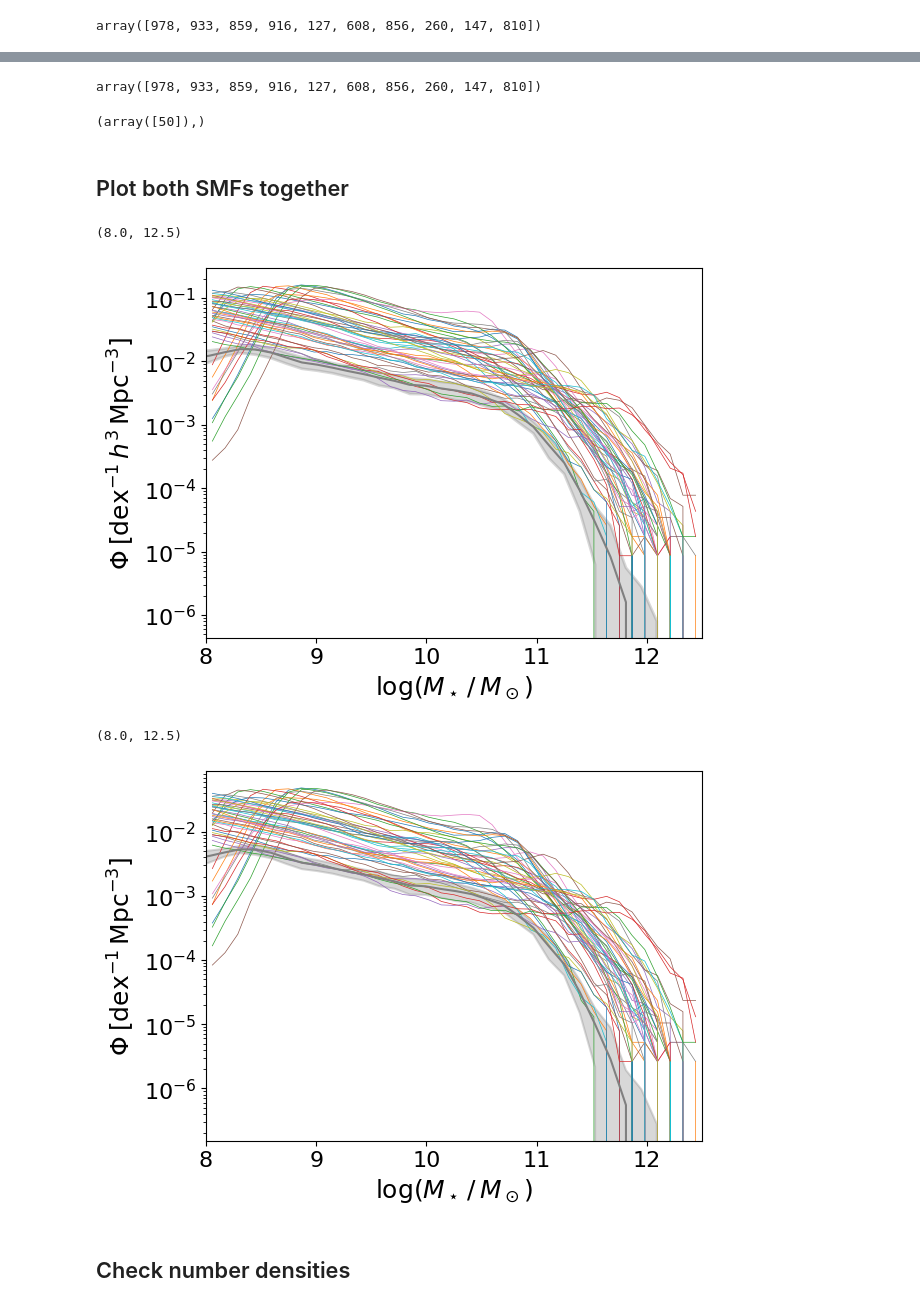
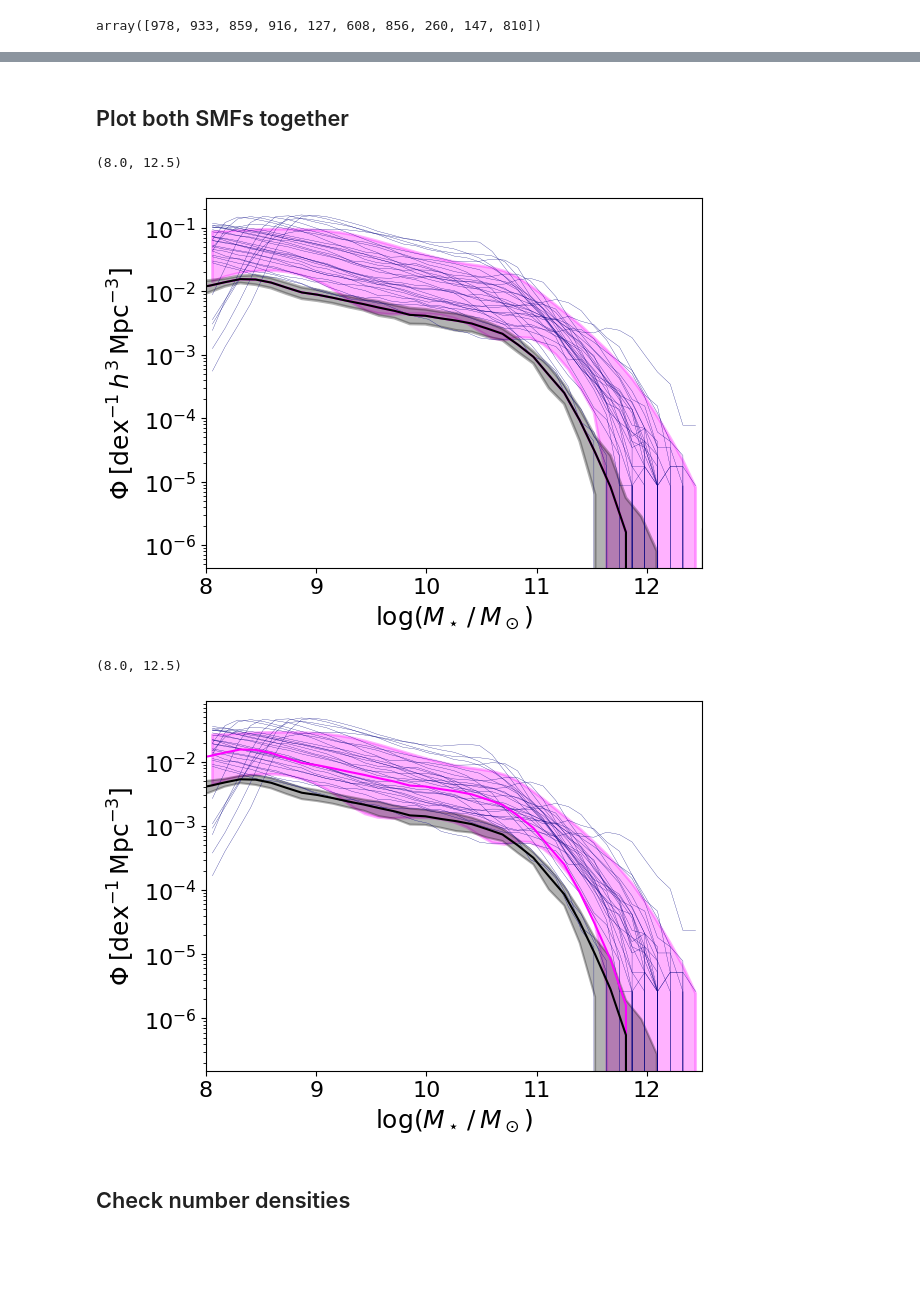
Before and after one commit to kstoreyf/biasexp-target-observable, a Jupyter notebook: notebooks/2023-11-10_camels-sam_checks.ipynb, the cells around one changed output, grey strips where cells are left out. Cells and saved outputs as stored; diff of their text form; code cells hidden in the pictures; blank space fills up the shorter version.

```diff
--- a/notebooks/2023-11-10_camels-sam_checks.ipynb
+++ b/notebooks/2023-11-10_camels-sam_checks.ipynb
@@ -101,18 +97,6 @@ np.where(sim_nums==514)
-# %%
-N_LH = 1000
-sim_nums = np.arange(0, N_LH)
-rng = np.random.default_rng(seed=42)
-rng.shuffle(sim_nums)
-sim_nums[:10]
-# %% [output]
-array([978, 933, 859, 916, 127, 608, 856, 260, 147, 810])
-# %%
-np.where(sim_nums==514)
-# %% [output]
-(array([50]),)
 # %%
 sim_start = 0
-sim_end = 50
+sim_end = 1000
 
 data_dir = '../data/data_camels-sam/data_mstars_shuffled'
 
@@ -127,41 +111,68 @@ for i in range(sim_start, sim_end):
 
     log_mstar = np.log10(mstar_raw) + log_mass_shift
     log_mstars.append(log_mstar)
+# %%
+n_plot = 30
 # %% [markdown]
 ## Plot both SMFs together
 # %%
+phi_norms = []
 for i in range(len(log_mstars)):
 
     phi, edges = np.histogram(log_mstars[i], bins=edges)
     phi_norm = phi / vol_hMpc / bin_width
+    phi_norms.append(phi_norm)
 
-    plt.plot(bins_avg, phi_norm, lw=0.5)
+for i in range(n_plot):
+    plt.plot(bins_avg, phi_norms[i], lw=0.2, color='navy')
+
+smf_mean = np.mean(phi_norms, axis=0)
+smf_std = np.std(phi_norms, axis=0)
+plt.plot(ms, psmf_bgs_mean, color='magenta')
+plt.fill_between(bins_avg,
+                 (smf_mean-smf_std),
+                 (smf_mean+smf_std),
+                 color='magenta', alpha=0.3, lw=2,
+                 label='pSMF all')
 
 plt.yscale('log')
 plt.xlabel(r'$\log(M_\star\,/\,M_\odot)$')
 plt.ylabel(r'$\Phi \: [\mathrm{dex}^{-1}\, h^3 \, \mathrm{Mpc}^{-3}]$')
 
 #rescale_noh = 1/0.7**3
 rescale_noh = 1
-plt.plot(ms, psmf_bgs_mean*rescale_noh, color='grey')
+plt.plot(ms, psmf_bgs_mean*rescale_noh, color='black')
 plt.fill_between(ms,
                  (psmf_bgs_mean-psmf_bgs_std)*rescale_noh,
                  (psmf_bgs_mean+psmf_bgs_std)*rescale_noh,
-                 color='grey', alpha=0.3, lw=2,
+                 color='black', alpha=0.3, lw=2,
                  label='pSMF all')
 
 plt.xlim(8, 12.5)
 #plt.savefig('smf_camelssam_shuffled_n1-10.png')
 # %% [output]
 (8.0, 12.5)
-[figure, old version]
+[figure, new version]
 # %%
+phi_norms = []
 for i in range(len(log_mstars)):
 
     phi, edges = np.histogram(log_mstars[i], bins=edges)
     phi_norm = phi / vol_Mpc / bin_width
+    phi_norms.append(phi_norm)
 
-    plt.plot(bins_avg, phi_norm, lw=0.5)
+for i in range(n_plot):
+    plt.plot(bins_avg, phi_norms[i], lw=0.2, color='navy')
+
+
+smf_mean = np.mean(phi_norms, axis=0)
+smf_std = np.std(phi_norms, axis=0)
+plt.plot(ms, psmf_bgs_mean, color='magenta')
+plt.fill_between(bins_avg,
+                 (smf_mean-smf_std),
+                 (smf_mean+smf_std),
+                 color='magenta', alpha=0.3, lw=2,
+                 label='pSMF all')
 
 plt.yscale('log')
 plt.xlabel(r'$\log(M_\star\,/\,M_\odot)$')
@@ -170,18 +181,18 @@ plt.ylabel(r'$\Phi \: [\mathrm{dex}^{-1}\, \mathrm{Mpc}^{-3}]$')
 # psmf orig in (h^3 Mpc^-3); so need to mult by 0.7**3
 rescale_noh = 0.7**3
 #rescale_noh = 1
-plt.plot(ms, psmf_bgs_mean*rescale_noh, color='grey')
+plt.plot(ms, psmf_bgs_mean*rescale_noh, color='black')
 plt.fill_between(ms,
                  (psmf_bgs_mean-psmf_bgs_std)*rescale_noh,
                  (psmf_bgs_mean+psmf_bgs_std)*rescale_noh,
-                 color='grey', alpha=0.3, lw=1.5,
+                 color='black', alpha=0.3, lw=1.5,
                  label='pSMF all')
 
 plt.xlim(8, 12.5)
 #plt.savefig('smf_camelssam_shuffled_n1-10.png')
 # %% [output]
 (8.0, 12.5)
-[figure, old version]
+[figure, new version]
 # %% [markdown]
 ## Check number densities
 # %%
```
Also changed, not shown: parts of 8 cells of this notebook.
